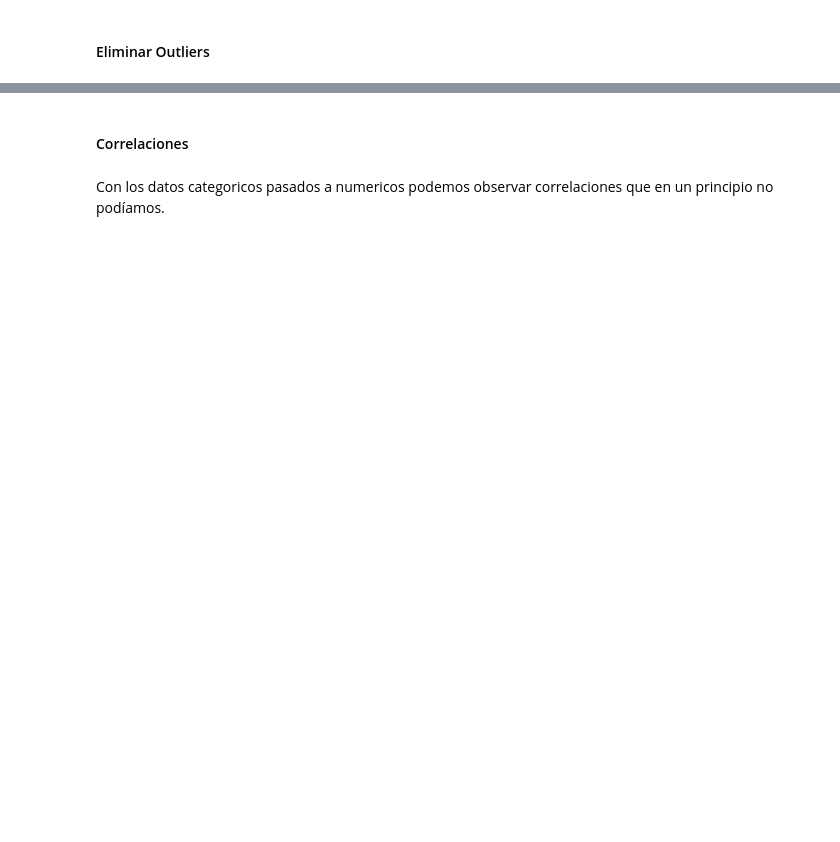
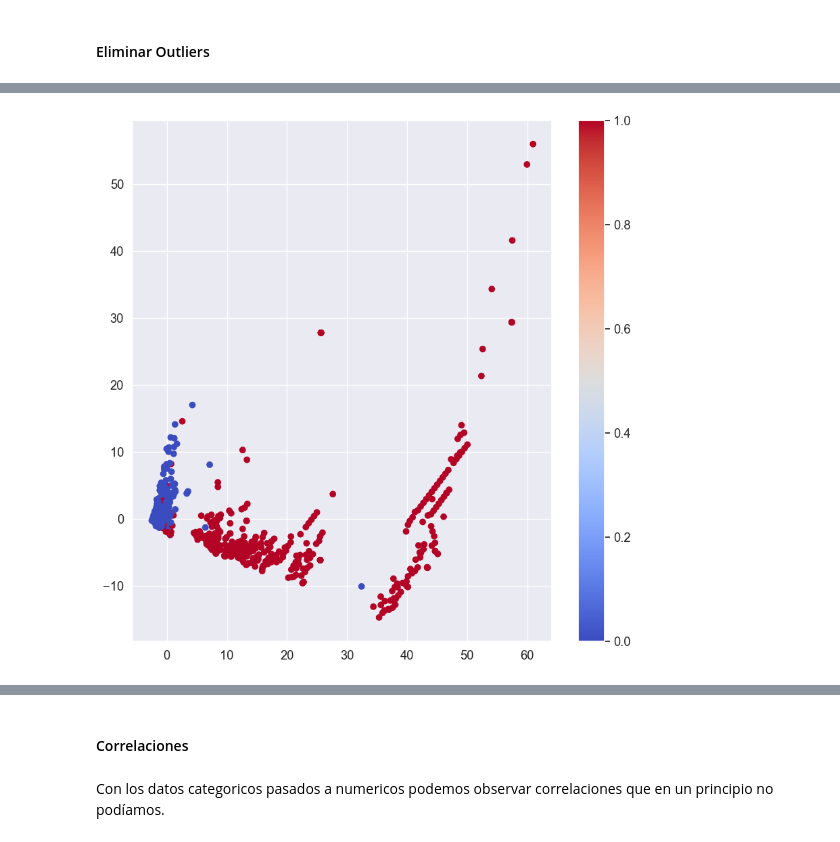
Before and after one commit to braiso-22/credit-card-fraud-detection, a Jupyter notebook: credit-card-fraud-detection.ipynb, the cells around one changed output, grey strips where cells are left out. Cells and saved outputs as stored; diff of their text form; code cells hidden in the pictures; blank space fills up the shorter version.

```diff
--- a/credit-card-fraud-detection.ipynb
+++ b/credit-card-fraud-detection.ipynb
@@ -118,0 +151,3 @@ df['V4'].hist(bins=25, figsize=(20,15))
+# %%
+x = df2.drop(['Class'], axis=1)
+y = df2['Class']
@@ -118,0 +156,5 @@ df['V4'].hist(bins=25, figsize=(20,15))
+# %%
+from sklearn.decomposition import PCA
+pca_x = PCA(n_components=2).fit_transform(x)
+# pca_x to dataframe
+pca_x_df = pd.DataFrame(data=pca_x, columns=['PC1', 'PC2'])
@@ -118,0 +177,7 @@ df['V4'].hist(bins=25, figsize=(20,15))
+# %%
+plt.figure(figsize=(10, 10))
+plt.scatter(pca_x[:, 0], pca_x[:, 1], c=y, cmap='coolwarm')
+plt.colorbar()
+plt.show()
+# %% [output]
+[figure, added]
```
Also changed, not shown: parts of 64 cells of this notebook.
